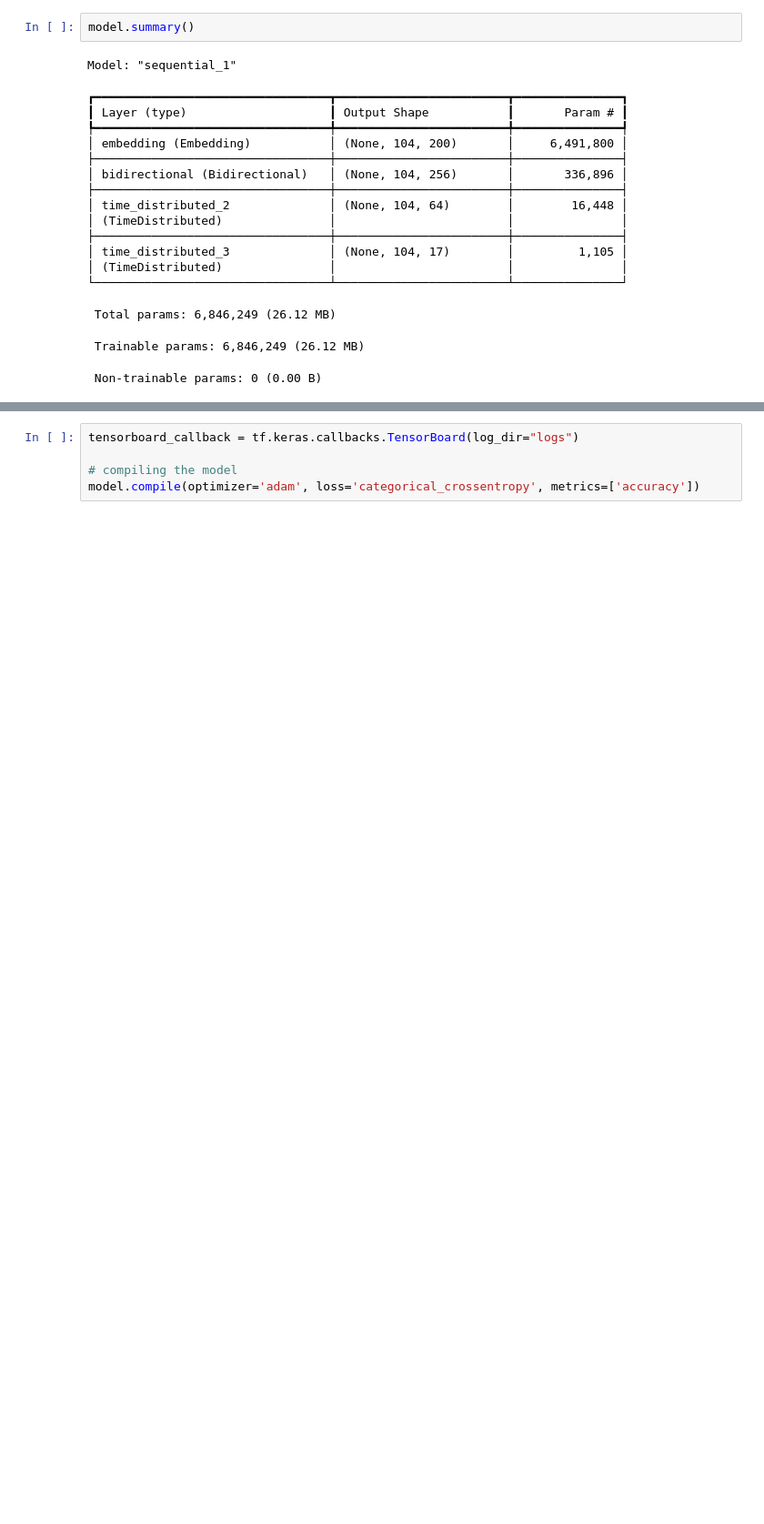
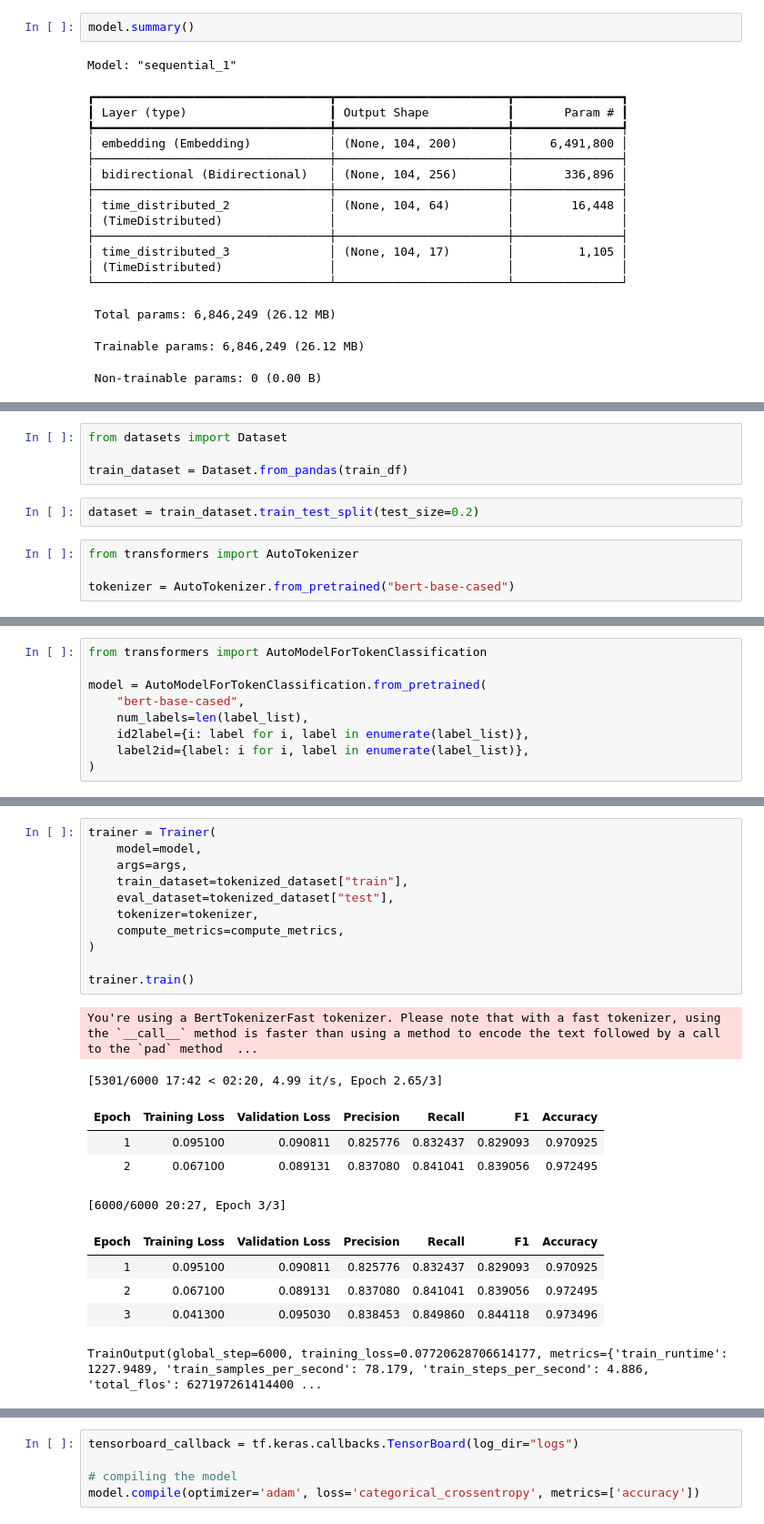
Before and after one commit to BryanYuen0205/COMP4211_Kaggle_Comp, a Jupyter notebook: COMP4211KaggleComp.ipynb, the cells around one changed output, grey strips where cells are left out. Shown at 91% size. Cells and saved outputs as stored; diff of their text form; blank space fills up the shorter version.

Commit message:
Testing BERT model

```diff
--- a/COMP4211KaggleComp.ipynb
+++ b/COMP4211KaggleComp.ipynb
@@ -275,0 +357,10 @@ Model: "sequential_1"
+# %%
+from datasets import Dataset
+
+train_dataset = Dataset.from_pandas(train_df)
+# %%
+dataset = train_dataset.train_test_split(test_size=0.2)
+# %%
+from transformers import AutoTokenizer
+
+tokenizer = AutoTokenizer.from_pretrained("bert-base-cased")
@@ -275,0 +409,9 @@ Model: "sequential_1"
+# %%
+from transformers import AutoModelForTokenClassification
+
+model = AutoModelForTokenClassification.from_pretrained(
+    "bert-base-cased",
+    num_labels=len(label_list),
+    id2label={i: label for i, label in enumerate(label_list)},
+    label2id={label: i for i, label in enumerate(label_list)},
+)
@@ -275,0 +459,23 @@ Model: "sequential_1"
+# %%
+trainer = Trainer(
+    model=model,
+    args=args,
+    train_dataset=tokenized_dataset["train"],
+    eval_dataset=tokenized_dataset["test"],
+    tokenizer=tokenizer,
+    compute_metrics=compute_metrics,
+)
+
+trainer.train()
+# %% [output]
+You're using a BertTokenizerFast tokenizer. Please note that with a fast tokenizer, using the `__call__` method is faster than using a method to encode the text followed by a call to the `pad` method  ...
+[5301/6000 17:42 < 02:20, 4.99 it/s, Epoch 2.65/3]
+| Epoch | Training Loss | Validation Loss | Precision | Recall | F1 | Accuracy |
+| 1 | 0.095100 | 0.090811 | 0.825776 | 0.832437 | 0.829093 | 0.970925 |
+| 2 | 0.067100 | 0.089131 | 0.837080 | 0.841041 | 0.839056 | 0.972495 |
+[6000/6000 20:27, Epoch 3/3]
+| Epoch | Training Loss | Validation Loss | Precision | Recall | F1 | Accuracy |
+| 1 | 0.095100 | 0.090811 | 0.825776 | 0.832437 | 0.829093 | 0.970925 |
+| 2 | 0.067100 | 0.089131 | 0.837080 | 0.841041 | 0.839056 | 0.972495 |
+| 3 | 0.041300 | 0.095030 | 0.838453 | 0.849860 | 0.844118 | 0.973496 |
+TrainOutput(global_step=6000, training_loss=0.07720628706614177, metrics={'train_runtime': 1227.9489, 'train_samples_per_second': 78.179, 'train_steps_per_second': 4.886, 'total_flos': 627197261414400 ...
```
Also changed, not shown: parts of 36 cells of this notebook.
